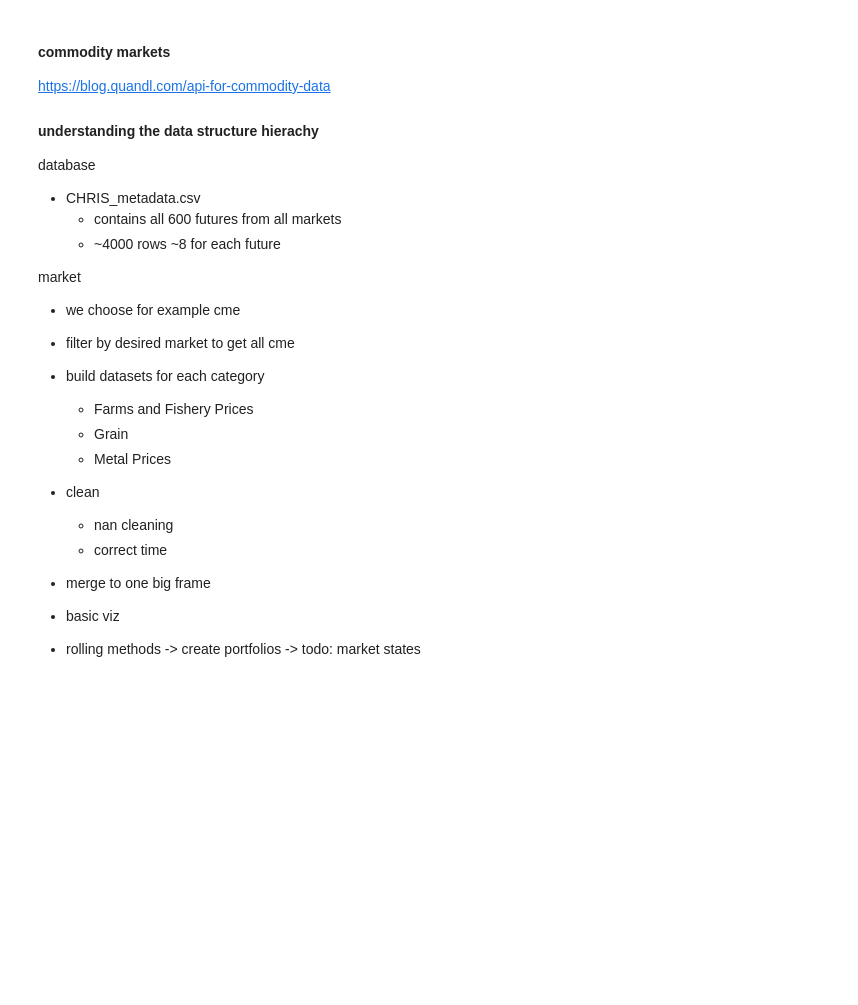
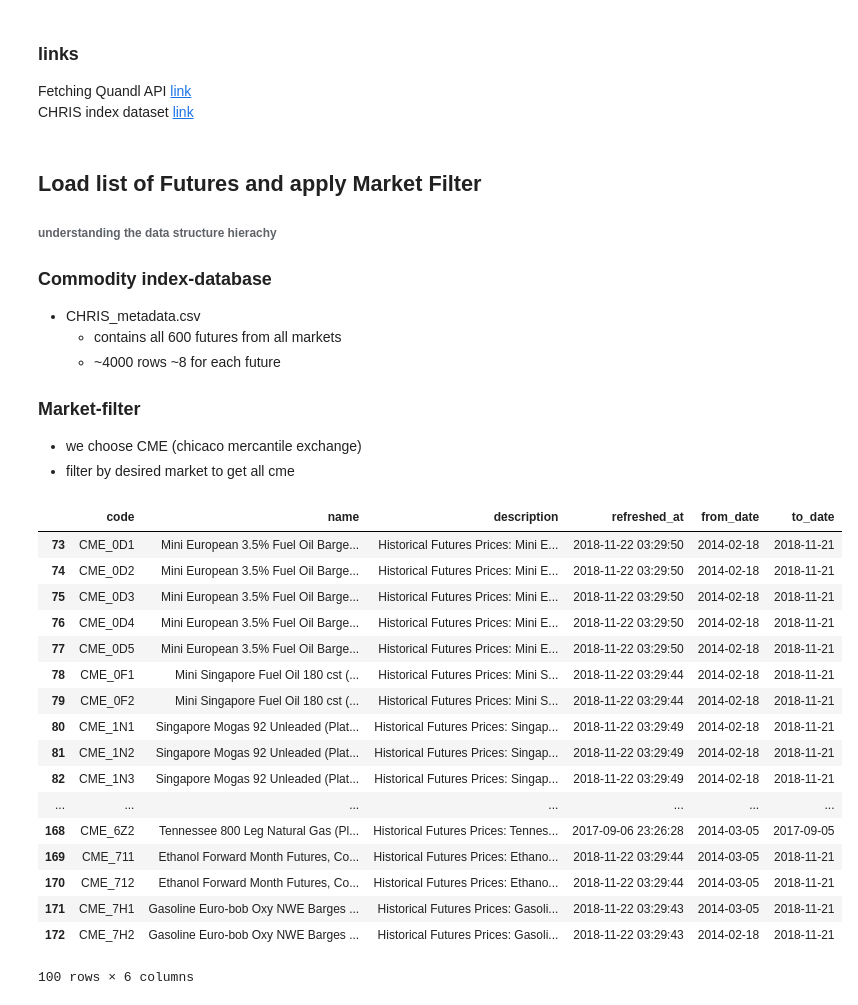
Before and after one commit to weberjoe/cme_futures_analysis, a Jupyter notebook: commodities_fetch.ipynb, the cells around one changed output. Saved outputs shown, nothing was run; the diff lists cells and outputs as text; code cells hidden in the pictures; blank space fills up the shorter version.

```diff
--- a/commodities_fetch.ipynb
+++ b/commodities_fetch.ipynb
@@ -8,40 +5,44 @@ quandl.ApiConfig.api_key=API_KEY_JOE
+# %% [markdown]
+### links
+Fetching Quandl API [link](https://blog.quandl.com/api-for-commodity-data) <br>
+CHRIS index dataset [link](https://www.quandl.com/data/CHRIS-Wiki-Continuous-Futures/documentation/introduction)
 # %% [markdown]
-#### commodity markets
-https://blog.quandl.com/api-for-commodity-data
-
-#### understanding the data structure hierachy
-database
+## Load list of Futures and apply Market Filter
+###### understanding the data structure hierachy
+### Commodity index-database
 - CHRIS_metadata.csv
     - contains all 600 futures from all markets
     - ~4000 rows ~8 for each future
 
-
-market
-- we choose for example cme
+### Market-filter
+- we choose CME (chicaco mercantile exchange)
 - filter by desired market to get all cme
-
-
-
-
-- build datasets for each category
-  - Farms and Fishery Prices
-  - Grain
-  - Metal Prices
-- clean
-  - nan cleaning
-  - correct time
-- merge to one big frame
-- basic viz
-- rolling methods
- -> create portfolios
- -> todo: market states
 # %%
 path="./data/"
 # load metadata about futures
 chris_meta=pd.read_csv(path+"CHRIS_metadata.csv")
 
 # Filter for market
 EXCHANGE="CME"
 chris_meta=chris_meta[chris_meta["code"].str.contains(EXCHANGE)]
-chris_meta.head(10)
+chris_meta.head(100)
+# %% [output]
+|  | code | name | description | refreshed_at | from_date | to_date |
+| 73 | CME_0D1 | Mini European 3.5% Fuel Oil Barge... | Historical Futures Prices: Mini E... | 2018-11-22 03:29:50 | 2014-02-18 | 2018-11-21 |
+| 74 | CME_0D2 | Mini European 3.5% Fuel Oil Barge... | Historical Futures Prices: Mini E... | 2018-11-22 03:29:50 | 2014-02-18 | 2018-11-21 |
+| 75 | CME_0D3 | Mini European 3.5% Fuel Oil Barge... | Historical Futures Prices: Mini E... | 2018-11-22 03:29:50 | 2014-02-18 | 2018-11-21 |
+| 76 | CME_0D4 | Mini European 3.5% Fuel Oil Barge... | Historical Futures Prices: Mini E... | 2018-11-22 03:29:50 | 2014-02-18 | 2018-11-21 |
+| 77 | CME_0D5 | Mini European 3.5% Fuel Oil Barge... | Historical Futures Prices: Mini E... | 2018-11-22 03:29:50 | 2014-02-18 | 2018-11-21 |
+| 78 | CME_0F1 | Mini Singapore Fuel Oil 180 cst (... | Historical Futures Prices: Mini S... | 2018-11-22 03:29:44 | 2014-02-18 | 2018-11-21 |
+| 79 | CME_0F2 | Mini Singapore Fuel Oil 180 cst (... | Historical Futures Prices: Mini S... | 2018-11-22 03:29:44 | 2014-02-18 | 2018-11-21 |
+| 80 | CME_1N1 | Singapore Mogas 92 Unleaded (Plat... | Historical Futures Prices: Singap... | 2018-11-22 03:29:49 | 2014-02-18 | 2018-11-21 |
+| 81 | CME_1N2 | Singapore Mogas 92 Unleaded (Plat... | Historical Futures Prices: Singap... | 2018-11-22 03:29:49 | 2014-02-18 | 2018-11-21 |
+| 82 | CME_1N3 | Singapore Mogas 92 Unleaded (Plat... | Historical Futures Prices: Singap... | 2018-11-22 03:29:49 | 2014-02-18 | 2018-11-21 |
+| ... | ... | ... | ... | ... | ... | ... |
+| 168 | CME_6Z2 | Tennessee 800 Leg Natural Gas (Pl... | Historical Futures Prices: Tennes... | 2017-09-06 23:26:28 | 2014-03-05 | 2017-09-05 |
+| 169 | CME_711 | Ethanol Forward Month Futures, Co... | Historical Futures Prices: Ethano... | 2018-11-22 03:29:44 | 2014-03-05 | 2018-11-21 |
+| 170 | CME_712 | Ethanol Forward Month Futures, Co... | Historical Futures Prices: Ethano... | 2018-11-22 03:29:44 | 2014-03-05 | 2018-11-21 |
+| 171 | CME_7H1 | Gasoline Euro-bob Oxy NWE Barges ... | Historical Futures Prices: Gasoli... | 2018-11-22 03:29:43 | 2014-03-05 | 2018-11-21 |
+| 172 | CME_7H2 | Gasoline Euro-bob Oxy NWE Barges ... | Historical Futures Prices: Gasoli... | 2018-11-22 03:29:43 | 2014-02-18 | 2018-11-21 |
+100 rows × 6 columns
 # %% [markdown]
```
Also changed, not shown: parts of 19 cells of this notebook, 1 other file.
